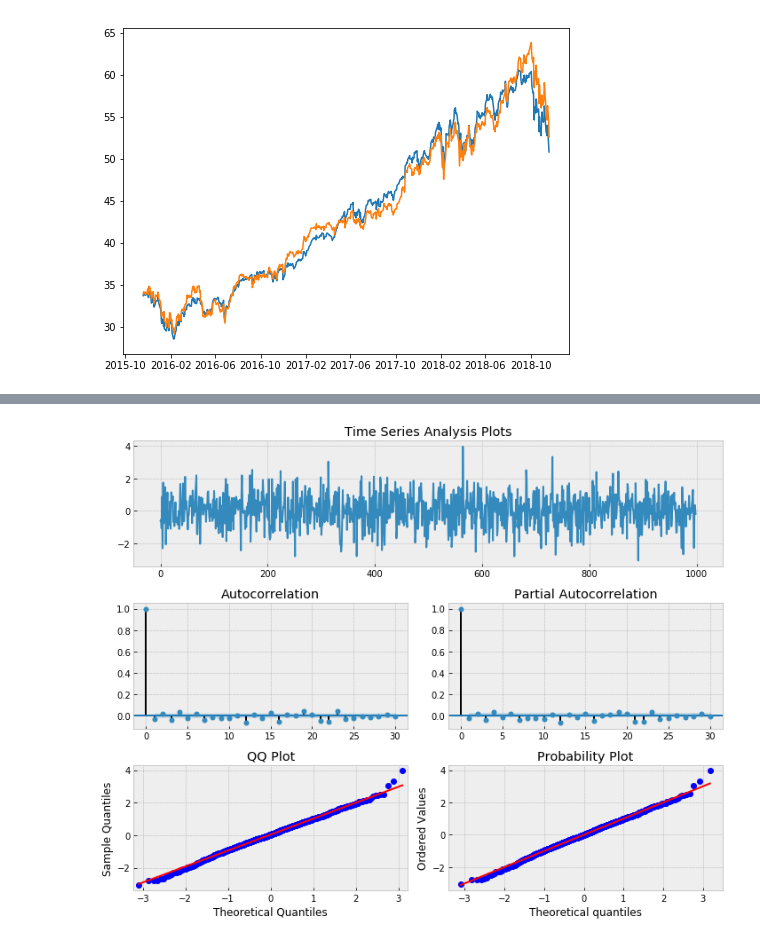
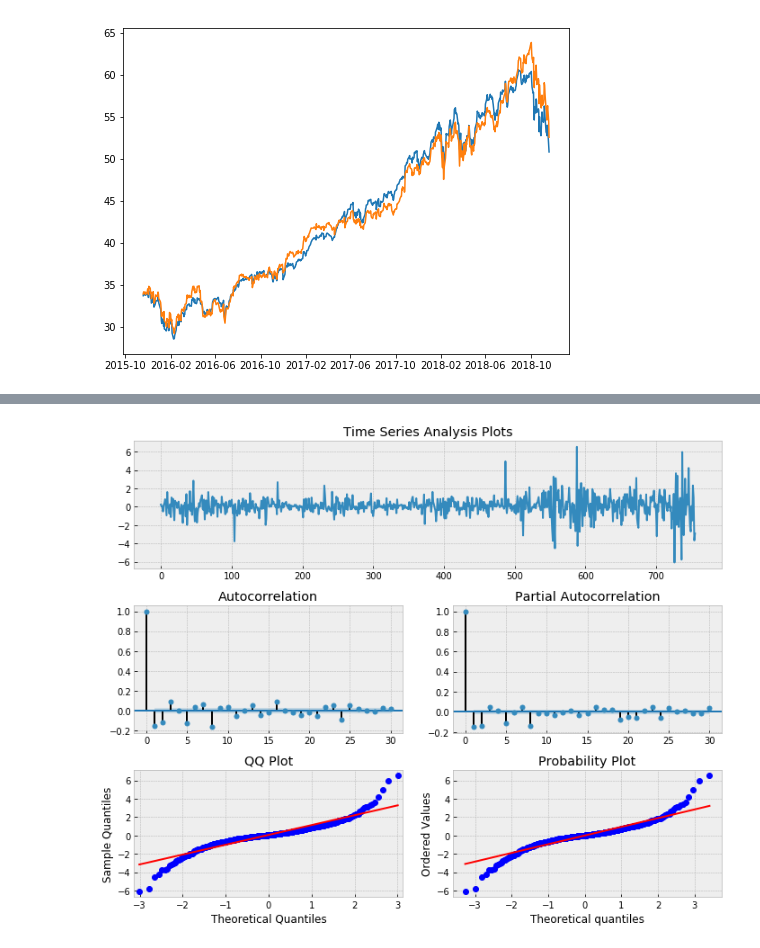
Before and after one commit to it2278/Stock_Analysis_TFA, a Jupyter notebook: master_file.ipynb, the cells around one changed output, grey strips where cells are left out. Saved outputs shown, nothing was run; the diff lists cells and outputs as text; code cells hidden in the pictures.

```diff
--- a/master_file.ipynb
+++ b/master_file.ipynb
@@ -321,8 +321,9 @@ import pandas_datareader.data as web
 import fix_yahoo_finance as yf
 start = datetime.datetime(2015,11,19)
 end = datetime.datetime(2018,11,19)
-df = web.DataReader(['AAPL', 'IBM','MSFT','FTEC'],'yahoo', start,end)
+df = web.DataReader(symbols,'yahoo', start,end)
 df1 = df['Close']
+df1_ = df['Adj Close']
 rets = df1.pct_change()
 # %%
 #Regression Table1
@@ -455,6 +446,6 @@ _ = tsplot(x, lags=30)
-# %%
-# First difference Model
-
-_ = tsplot(np.diff(x), lags=30)
-# %% [output]
-[figure, removed]
+# %%
+#First Diffference model (Microsoft - Adjusted Close Price)
+#This indicates that the process is close to normality but with 'heavy tails'. (This isn't the best model for the data)
+_ = tsplot(np.diff(df1_.MSFT), lags=30)
+# %% [output]
+[figure, added]
```
Also changed, not shown: parts of 4 cells of this notebook.
